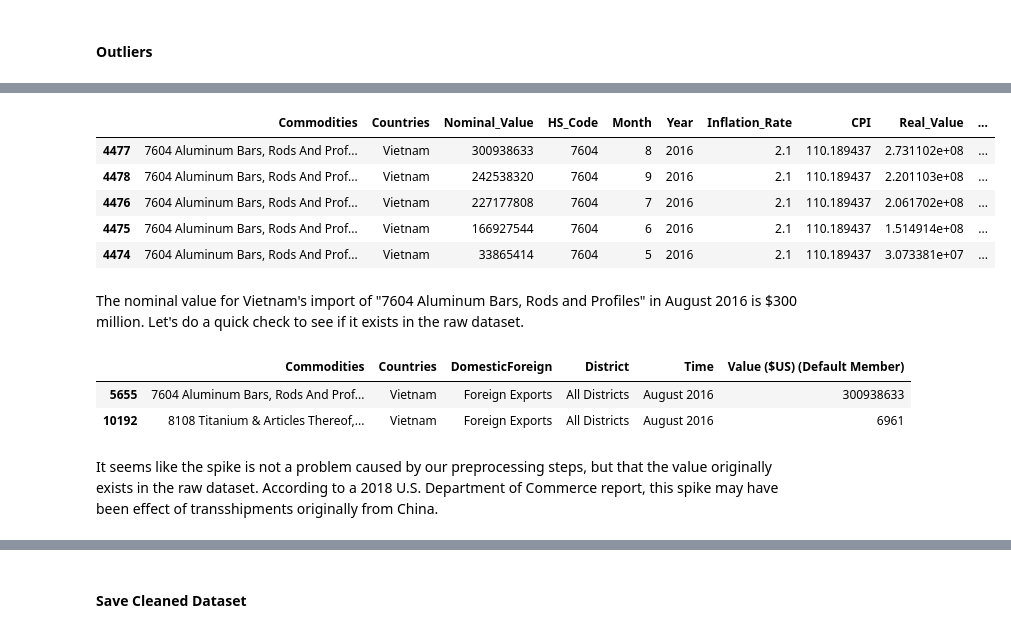
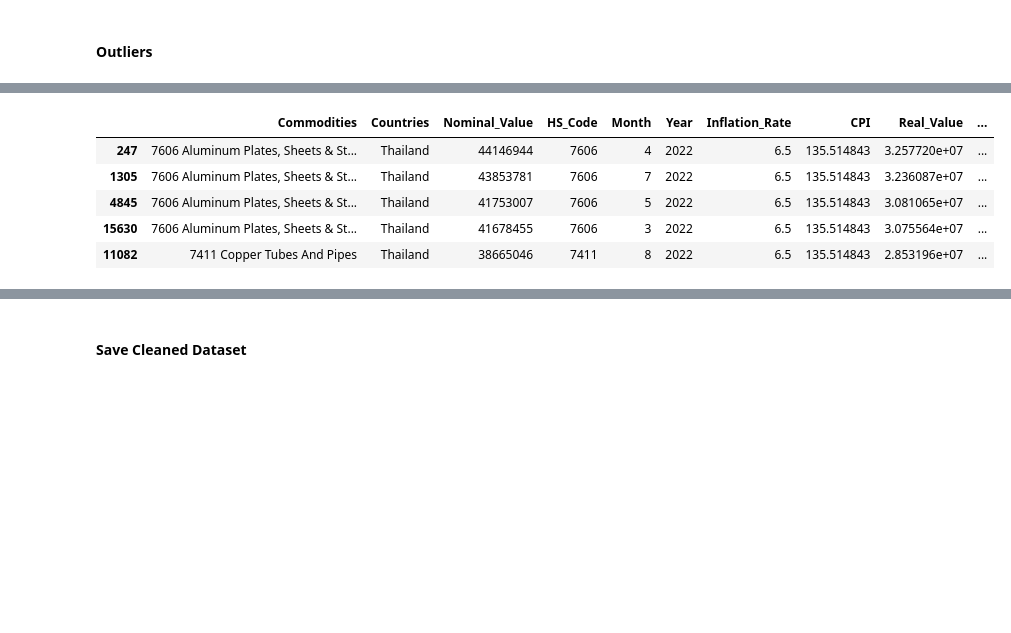
Before and after one commit to rutvikarnik5/Seed2s-Reveal-Unified-Methodology, a Jupyter notebook: Retrospective Team/main.ipynb, the cells around one changed output, grey strips where cells are left out. Cells and saved outputs as stored; diff of their text form; code cells hidden in the pictures; blank space fills up the shorter version.

Commit message:
Readme & Fixing Data
Readme & Fixing Data

```diff
--- a/Retrospective Team/main.ipynb
+++ b/Retrospective Team/main.ipynb
@@ -80,7 +80,7 @@ plt.show()
 ### Preprocessing and Cleaning
 # %%
 # Data Preprocessing
-df = df.drop(columns=['DomesticForeign', 'District'])
+df = df.drop(columns=['Country Subcode', 'Rate Provision', 'District'])
 df['HS_Code'] = df['Commodities'].astype(str).str[:4]
 
 years = df[df['Time'].astype(str).str.strip().str.len() == 4]
@@ -112,7 +112,7 @@ df['Month'] = temp.str[0].map(month_map)
 df['Year'] = temp.str[-1].astype(int)
 df = df.drop(columns = ['Time'])
 
-df = df.rename(columns={'Value ($US) (Default Member)': 'Nominal_Value'})
+df = df.rename(columns={'Customs Value (Gen) ($US) (Default Member)': 'Nominal_Value'})
 
 # Adjusting for Inflation
 inflation_rates = pd.read_csv("inflation_rates.csv")
@@ -257,22 +257,10 @@ There seems to be a massive spike in real value imports from Vietnam between 201
 # %%
-df_vietnam16 = df[(df["Countries"] == "Vietnam") & (df["Year"].between(2016, 2017))]
-df_vietnam16.sort_values(by="Real_Value", ascending=False).head(5)
+df_thailand = df[(df["Countries"] == "Thailand") & (df["Year"].between(2020, 2024))]
+df_thailand.sort_values(by="Real_Value", ascending=False).head(5)
 # %% [output]
 |  | Commodities | Countries | Nominal_Value | HS_Code | Month | Year | Inflation_Rate | CPI | Real_Value | ... |
-| 4477 | 7604 Aluminum Bars, Rods And Prof... | Vietnam | 300938633 | 7604 | 8 | 2016 | 2.1 | 110.189437 | 2.731102e+08 | ... |
-| 4478 | 7604 Aluminum Bars, Rods And Prof... | Vietnam | 242538320 | 7604 | 9 | 2016 | 2.1 | 110.189437 | 2.201103e+08 | ... |
-| 4476 | 7604 Aluminum Bars, Rods And Prof... | Vietnam | 227177808 | 7604 | 7 | 2016 | 2.1 | 110.189437 | 2.061702e+08 | ... |
-| 4475 | 7604 Aluminum Bars, Rods And Prof... | Vietnam | 166927544 | 7604 | 6 | 2016 | 2.1 | 110.189437 | 1.514914e+08 | ... |
-| 4474 | 7604 Aluminum Bars, Rods And Prof... | Vietnam | 33865414 | 7604 | 5 | 2016 | 2.1 | 110.189437 | 3.073381e+07 | ... |
+| 247 | 7606 Aluminum Plates, Sheets & St... | Thailand | 44146944 | 7606 | 4 | 2022 | 6.5 | 135.514843 | 3.257720e+07 | ... |
+| 1305 | 7606 Aluminum Plates, Sheets & St... | Thailand | 43853781 | 7606 | 7 | 2022 | 6.5 | 135.514843 | 3.236087e+07 | ... |
+| 4845 | 7606 Aluminum Plates, Sheets & St... | Thailand | 41753007 | 7606 | 5 | 2022 | 6.5 | 135.514843 | 3.081065e+07 | ... |
+| 15630 | 7606 Aluminum Plates, Sheets & St... | Thailand | 41678455 | 7606 | 3 | 2022 | 6.5 | 135.514843 | 3.075564e+07 | ... |
+| 11082 | 7411 Copper Tubes And Pipes | Thailand | 38665046 | 7411 | 8 | 2022 | 6.5 | 135.514843 | 2.853196e+07 | ... |
-# %% [markdown]
-The nominal value for Vietnam's import of "7604 Aluminum Bars, Rods and Profiles" in August 2016 is $300 million. Let's do a quick check to see if it exists in the raw dataset.
-# %%
-temp_df = pd.read_csv("retrospective_raw_data.csv")
-temp_df_vietnam16 = temp_df[(temp_df["Countries"] == "Vietnam") & (temp_df["Time"] == "August 2016")]
-temp_df_vietnam16.sort_values(by="Value ($US) (Default Member)", ascending=False).head(5)
-# %% [output]
-|  | Commodities | Countries | DomesticForeign | District | Time | Value ($US) (Default Member) |
-| 5655 | 7604 Aluminum Bars, Rods And Prof... | Vietnam | Foreign Exports | All Districts | August 2016 | 300938633 |
-| 10192 | 8108 Titanium & Articles Thereof,... | Vietnam | Foreign Exports | All Districts | August 2016 | 6961 |
-# %% [markdown]
-It seems like the spike is not a problem caused by our preprocessing steps, but that the value originally exists in the raw dataset. According to a 2018 U.S. Department of Commerce report, this spike may have been effect of transshipments originally from China.
```
Also changed, not shown: parts of 7 cells of this notebook, 4 other files.
